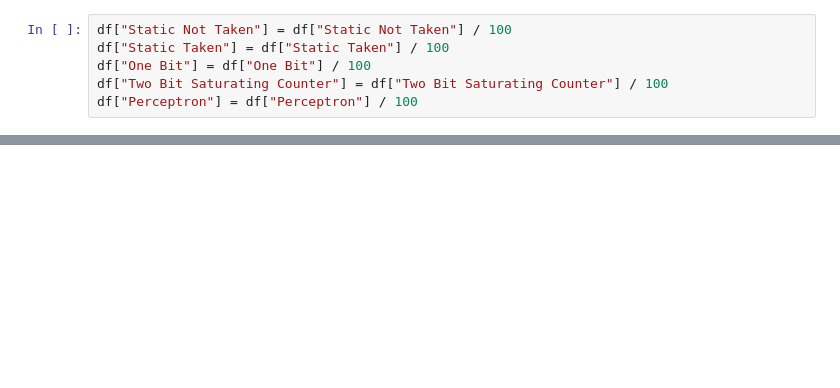
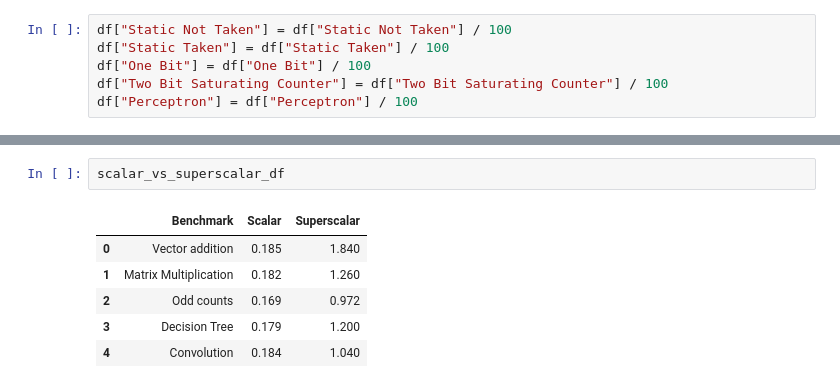
Before and after one commit to clarence-lee-sheng/superscalar-simulator, a Jupyter notebook: presentation/generate_graphs.ipynb, the cells around one changed output, grey strips where cells are left out. Cells and saved outputs as stored; diff of their text form; blank space fills up the shorter version.

```diff
--- a/presentation/generate_graphs.ipynb
+++ b/presentation/generate_graphs.ipynb
@@ -28,0 +37,9 @@ plt.show()
+# %%
+scalar_vs_superscalar_df
+# %% [output]
+|  | Benchmark | Scalar | Superscalar |
+| 0 | Vector addition | 0.185 | 1.840 |
+| 1 | Matrix Multiplication | 0.182 | 1.260 |
+| 2 | Odd counts | 0.169 | 0.972 |
+| 3 | Decision Tree | 0.179 | 1.200 |
+| 4 | Convolution | 0.184 | 1.040 |
```
Also changed, not shown: parts of 6 cells of this notebook.
